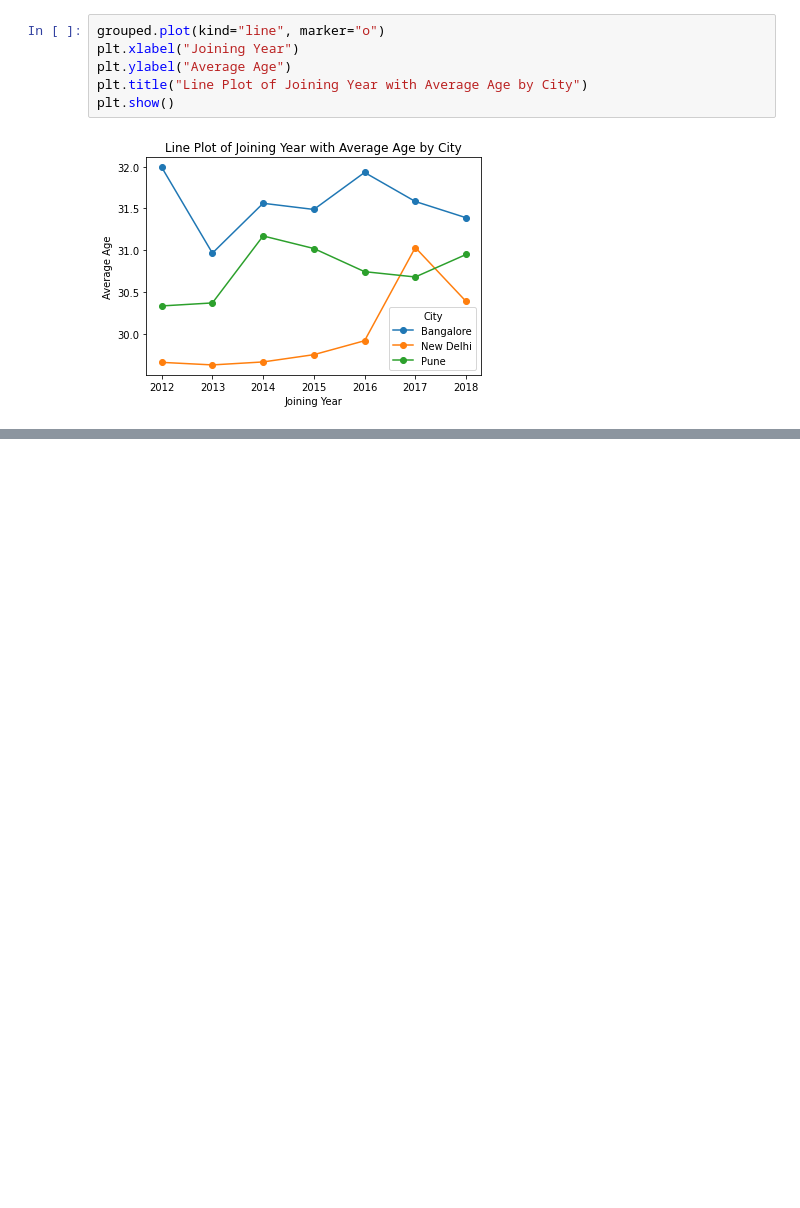
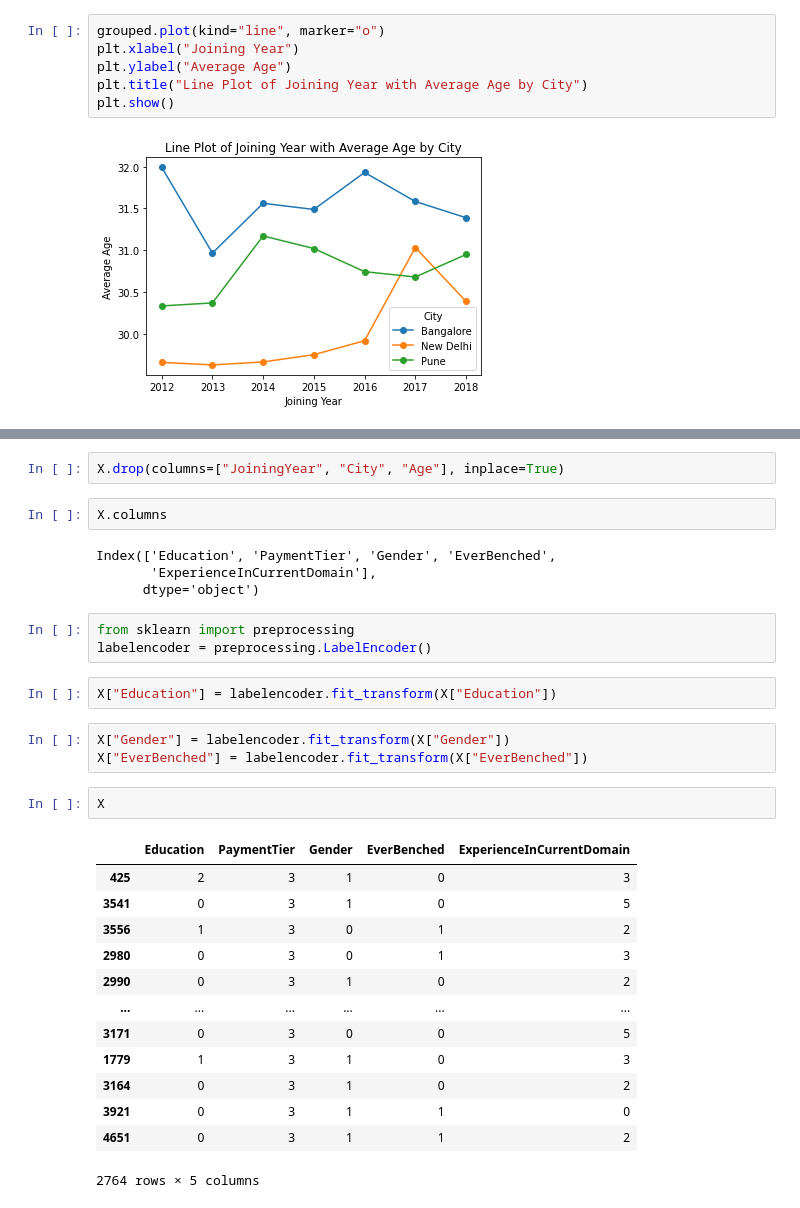
Before and after one commit to halchemylab/employee-classification-machine-learning-project, a Jupyter notebook: notebook.ipynb, the cells around one changed output, grey strips where cells are left out. Drawn from its saved outputs; the diff is of its cells as text; blank space fills up the shorter version.

```diff
--- a/notebook.ipynb
+++ b/notebook.ipynb
@@ -270,0 +312,32 @@ plt.show()
+# %%
+X.drop(columns=["JoiningYear", "City", "Age"], inplace=True)
+# %%
+X.columns
+# %% [output]
+Index(['Education', 'PaymentTier', 'Gender', 'EverBenched',
+       'ExperienceInCurrentDomain'],
+      dtype='object')
+# %%
+from sklearn import preprocessing
+labelencoder = preprocessing.LabelEncoder()
+# %%
+X["Education"] = labelencoder.fit_transform(X["Education"])
+# %%
+X["Gender"] = labelencoder.fit_transform(X["Gender"])
+X["EverBenched"] = labelencoder.fit_transform(X["EverBenched"])
+# %%
+X
+# %% [output]
+|  | Education | PaymentTier | Gender | EverBenched | ExperienceInCurrentDomain |
+| 425 | 2 | 3 | 1 | 0 | 3 |
+| 3541 | 0 | 3 | 1 | 0 | 5 |
+| 3556 | 1 | 3 | 0 | 1 | 2 |
+| 2980 | 0 | 3 | 0 | 1 | 3 |
+| 2990 | 0 | 3 | 1 | 0 | 2 |
+| ... | ... | ... | ... | ... | ... |
+| 3171 | 0 | 3 | 0 | 0 | 5 |
+| 1779 | 1 | 3 | 1 | 0 | 3 |
+| 3164 | 0 | 3 | 1 | 0 | 2 |
+| 3921 | 0 | 3 | 1 | 1 | 0 |
+| 4651 | 0 | 3 | 1 | 1 | 2 |
+2764 rows × 5 columns
```
Also changed, not shown: parts of 6 cells of this notebook.
